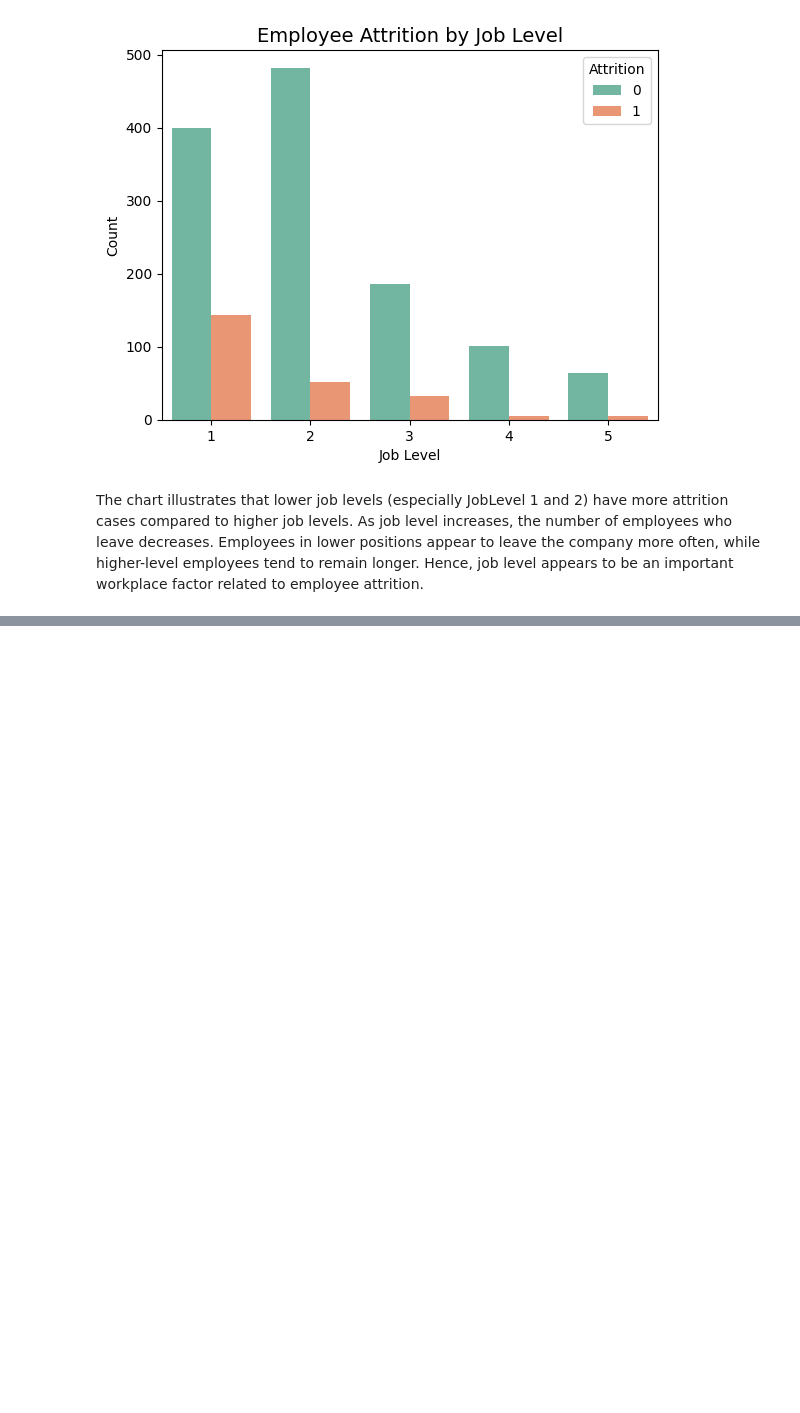
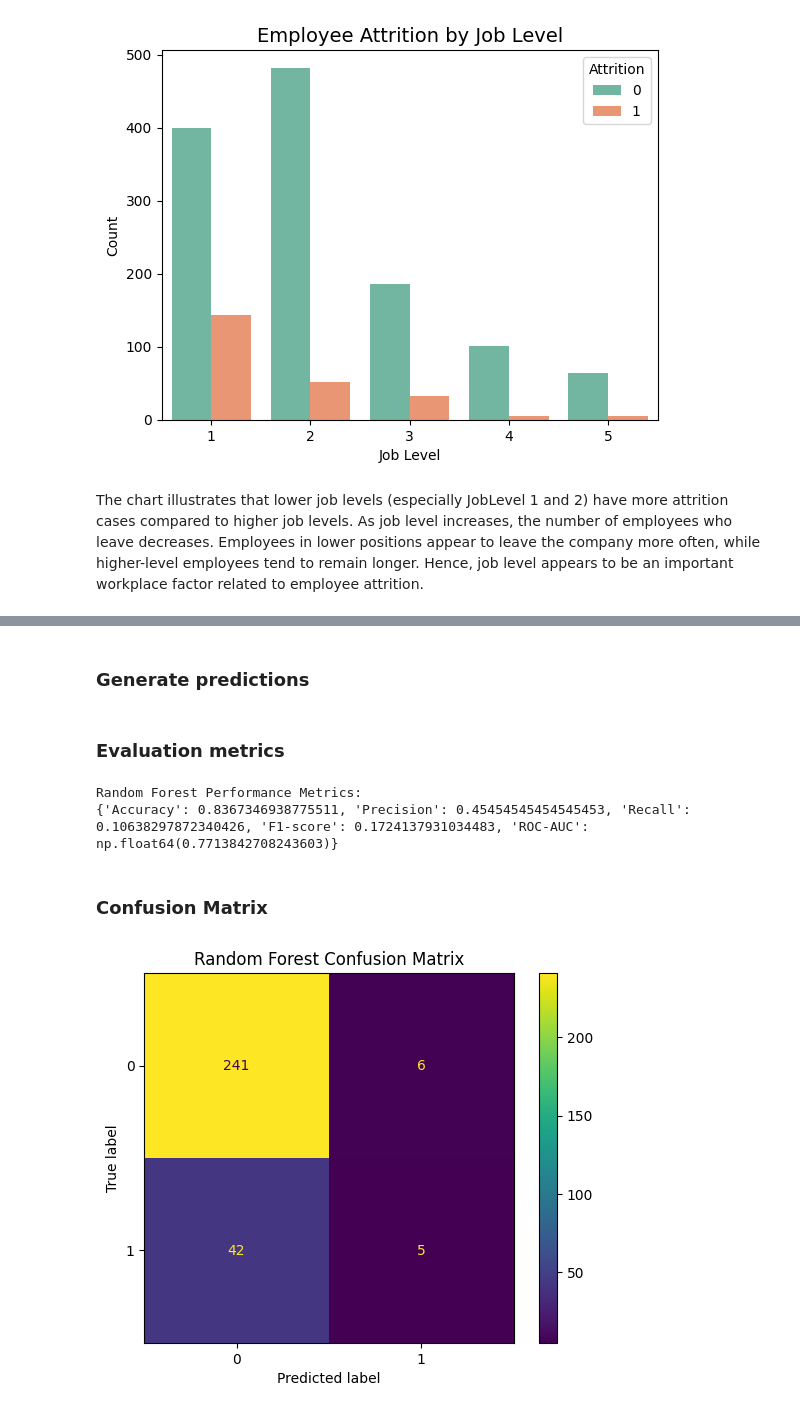
Before and after one commit to Kaurgurpreet23/CPSC5071, a Jupyter notebook: code/CPSC_5071Project.ipynb, the cells around one changed output, grey strips where cells are left out. Saved outputs shown, nothing was run; the diff lists cells and outputs as text; code cells hidden in the pictures; blank space fills up the shorter version.

```diff
--- a/code/CPSC_5071Project.ipynb
+++ b/code/CPSC_5071Project.ipynb
@@ -541,0 +544,7 @@ The chart illustrates that lower job levels (especially JobLevel 1 and 2) have m
+# %%
+# Convert categorical variables to numeric
+X_train_encoded = pd.get_dummies(X_train, drop_first=True)
+X_test_encoded = pd.get_dummies(X_test, drop_first=True)
+
+# Make sure train and test have same columns
+X_test_encoded = X_test_encoded.reindex(columns=X_train_encoded.columns, fill_value=0)
@@ -541,0 +553,43 @@ The chart illustrates that lower job levels (especially JobLevel 1 and 2) have m
+# %%
+from sklearn.ensemble import RandomForestClassifier
+
+# Train Random Forest model
+rf_model = RandomForestClassifier(
+    n_estimators=200,
+    random_state=42,
+    class_weight="balanced"
+)
+
+rf_model.fit(X_train_encoded, y_train)
+# %% [markdown]
+### Generate predictions
+# %%
+y_pred_rf = rf_model.predict(X_test_encoded)
+y_prob_rf = rf_model.predict_proba(X_test_encoded)[:,1]
+# %% [markdown]
+### Evaluation metrics
+# %%
+rf_metrics = {
+    "Accuracy": accuracy_score(y_test, y_pred_rf),
+    "Precision": precision_score(y_test, y_pred_rf),
+    "Recall": recall_score(y_test, y_pred_rf),
+    "F1-score": f1_score(y_test, y_pred_rf),
+    "ROC-AUC": roc_auc_score(y_test, y_prob_rf)
+}
+
+print("Random Forest Performance Metrics:")
+print(rf_metrics)
+# %% [output]
+Random Forest Performance Metrics:
+{'Accuracy': 0.8367346938775511, 'Precision': 0.45454545454545453, 'Recall': 0.10638297872340426, 'F1-score': 0.1724137931034483, 'ROC-AUC': np.float64(0.7713842708243603)}
+# %% [markdown]
+### Confusion Matrix
+# %%
+from sklearn.metrics import ConfusionMatrixDisplay
+import matplotlib.pyplot as plt
+
+ConfusionMatrixDisplay.from_predictions(y_test, y_pred_rf)
+plt.title("Random Forest Confusion Matrix")
+plt.show()
+# %% [output]
+[figure, added]
```
Also changed, not shown: parts of 10 cells of this notebook.
